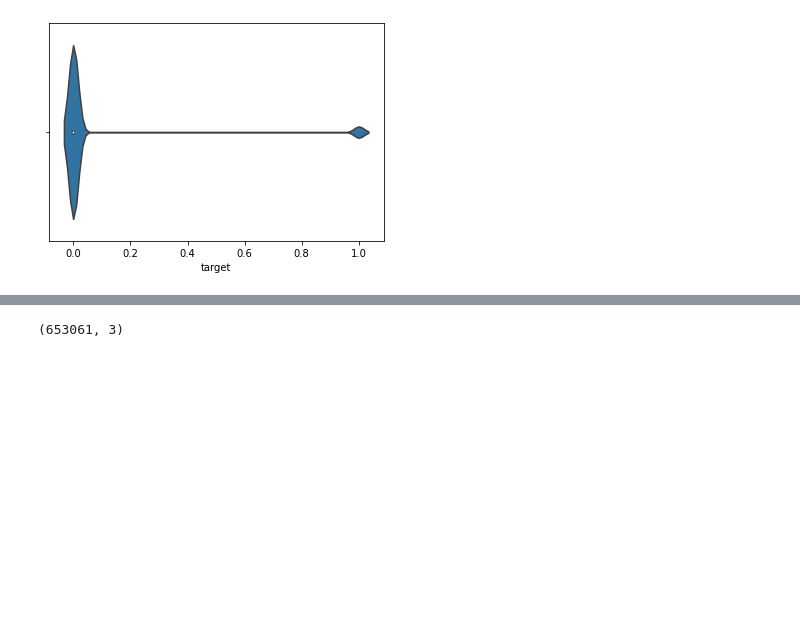
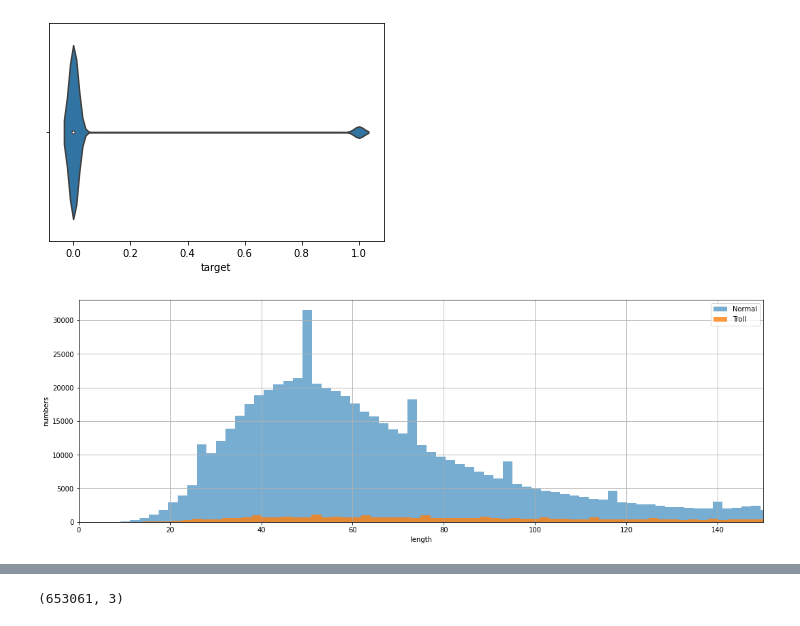
Before and after one commit to ManiNandadeep/AskRedditTrollDetection, a Jupyter notebook: troll_detector2.ipynb, the cells around one changed output, grey strips where cells are left out. Drawn from its saved outputs; the diff is of its cells as text; code cells hidden in the pictures; blank space fills up the shorter version.

```diff
--- a/troll_detector2.ipynb
+++ b/troll_detector2.ipynb
@@ -77,3 +79,19 @@ sns.violinplot(x="target", data=train_df, hue="target")
 # %% [output]
 <AxesSubplot:xlabel='target'>
 [figure]
+# %%
+# plot the number of charecters in train_df
+train_df['length'] = train_df['question_text'].apply(lambda x: len(x))
+
+plt.rcParams['figure.figsize'] = (18.0, 6.0)
+bins = 150
+plt.hist(train_df[train_df['target'] == 0]['length'], alpha = 0.6, bins=bins, label='Normal')
+plt.hist(train_df[train_df['target'] == 1]['length'], alpha = 0.8, bins=bins, label='Troll')
+plt.xlabel('length')
+plt.ylabel('numbers')
+plt.legend(loc='upper right')
+plt.xlim(0,150)
+plt.grid()
+plt.show()
+# %% [output]
+[figure, added]
```
Also changed, not shown: parts of 6 cells of this notebook.
